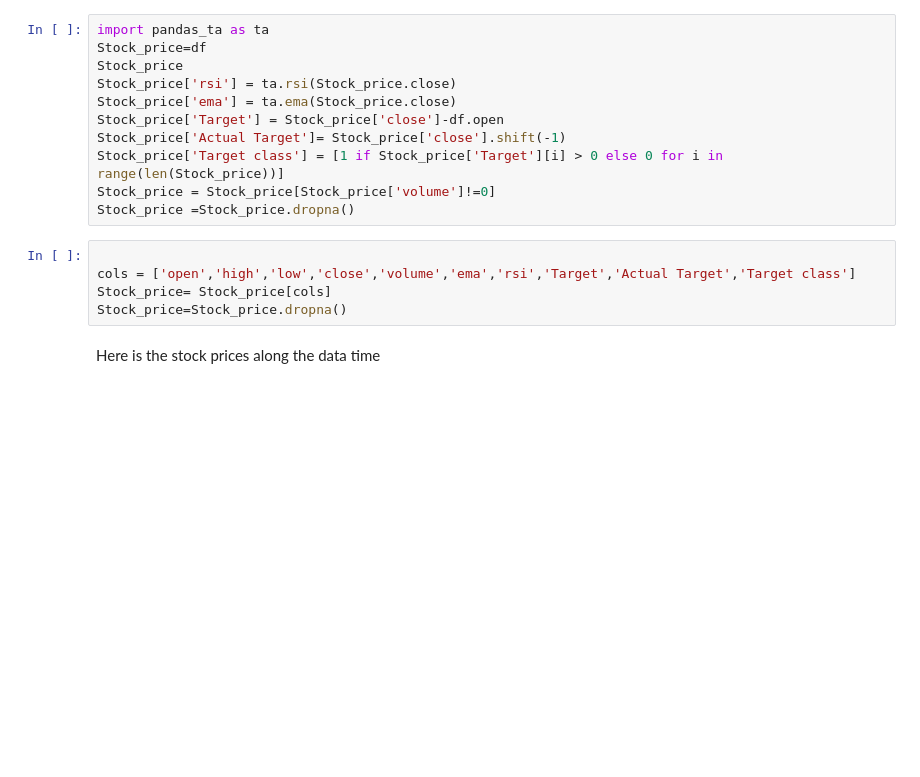
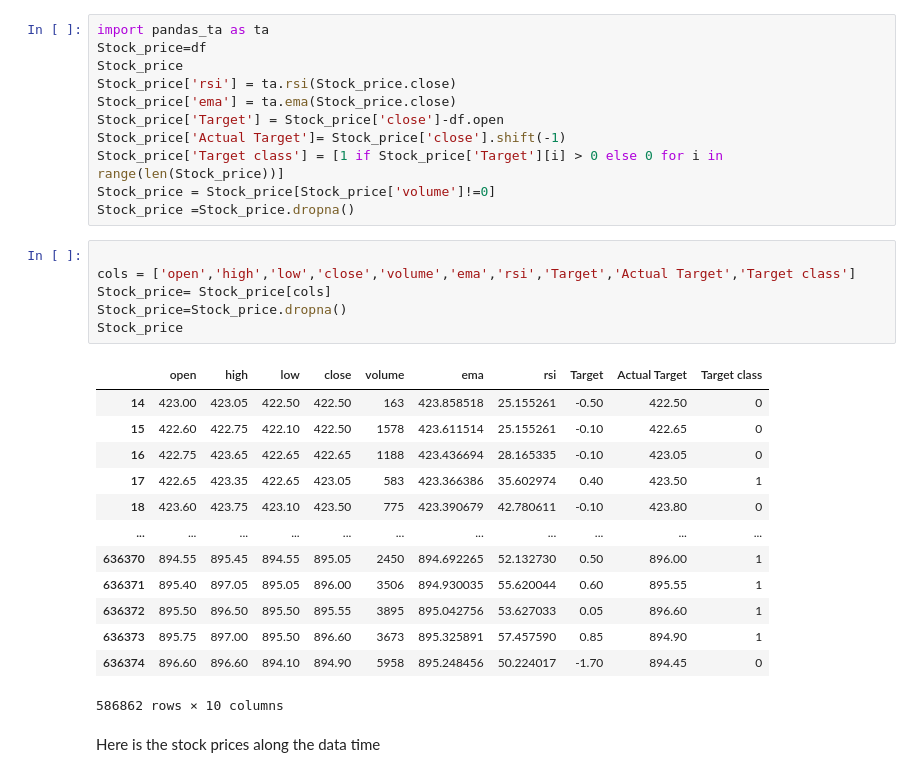
Before and after one commit to adarsh2023calc/Reliance-Stock-Analysis, a Jupyter notebook: assignment-1.ipynb, the cells around one changed output. Saved outputs shown, nothing was run; the diff lists cells and outputs as text; blank space fills up the shorter version.

```diff
--- a/assignment-1.ipynb
+++ b/assignment-1.ipynb
@@ -74,8 +92,23 @@ Stock_price =Stock_price.dropna()
 # %%
 
 cols = ['open','high','low','close','volume','ema','rsi','Target','Actual Target','Target class']
 Stock_price= Stock_price[cols]
 Stock_price=Stock_price.dropna()
+Stock_price
+# %% [output]
+|  | open | high | low | close | volume | ema | rsi | Target | Actual Target | Target class |
+| 14 | 423.00 | 423.05 | 422.50 | 422.50 | 163 | 423.858518 | 25.155261 | -0.50 | 422.50 | 0 |
+| 15 | 422.60 | 422.75 | 422.10 | 422.50 | 1578 | 423.611514 | 25.155261 | -0.10 | 422.65 | 0 |
+| 16 | 422.75 | 423.65 | 422.65 | 422.65 | 1188 | 423.436694 | 28.165335 | -0.10 | 423.05 | 0 |
+| 17 | 422.65 | 423.35 | 422.65 | 423.05 | 583 | 423.366386 | 35.602974 | 0.40 | 423.50 | 1 |
+| 18 | 423.60 | 423.75 | 423.10 | 423.50 | 775 | 423.390679 | 42.780611 | -0.10 | 423.80 | 0 |
+| ... | ... | ... | ... | ... | ... | ... | ... | ... | ... | ... |
+| 636370 | 894.55 | 895.45 | 894.55 | 895.05 | 2450 | 894.692265 | 52.132730 | 0.50 | 896.00 | 1 |
+| 636371 | 895.40 | 897.05 | 895.05 | 896.00 | 3506 | 894.930035 | 55.620044 | 0.60 | 895.55 | 1 |
+| 636372 | 895.50 | 896.50 | 895.50 | 895.55 | 3895 | 895.042756 | 53.627033 | 0.05 | 896.60 | 1 |
+| 636373 | 895.75 | 897.00 | 895.50 | 896.60 | 3673 | 895.325891 | 57.457590 | 0.85 | 894.90 | 1 |
+| 636374 | 896.60 | 896.60 | 894.10 | 894.90 | 5958 | 895.248456 | 50.224017 | -1.70 | 894.45 | 0 |
+586862 rows × 10 columns
 # %% [markdown]
 Here is the stock prices along the data time
 # %%
```
Also changed, not shown: parts of 5 cells of this notebook.
